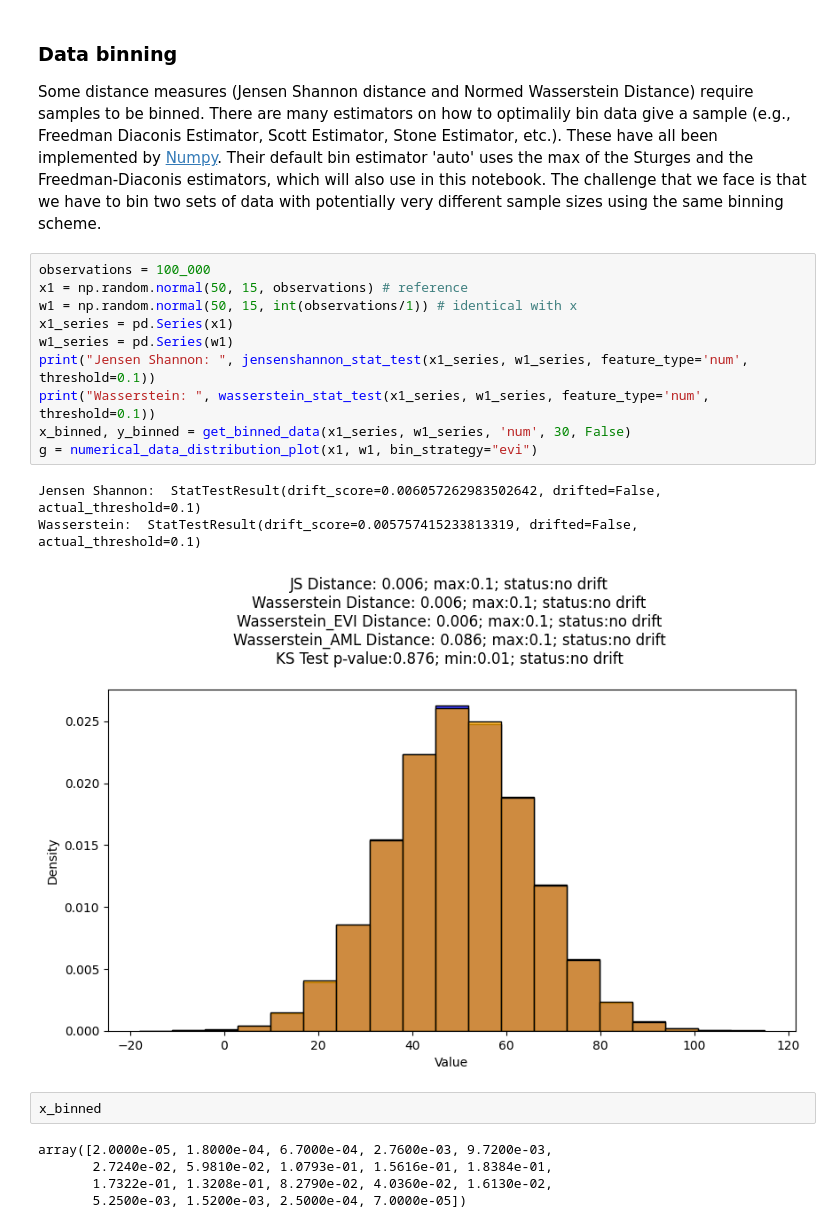
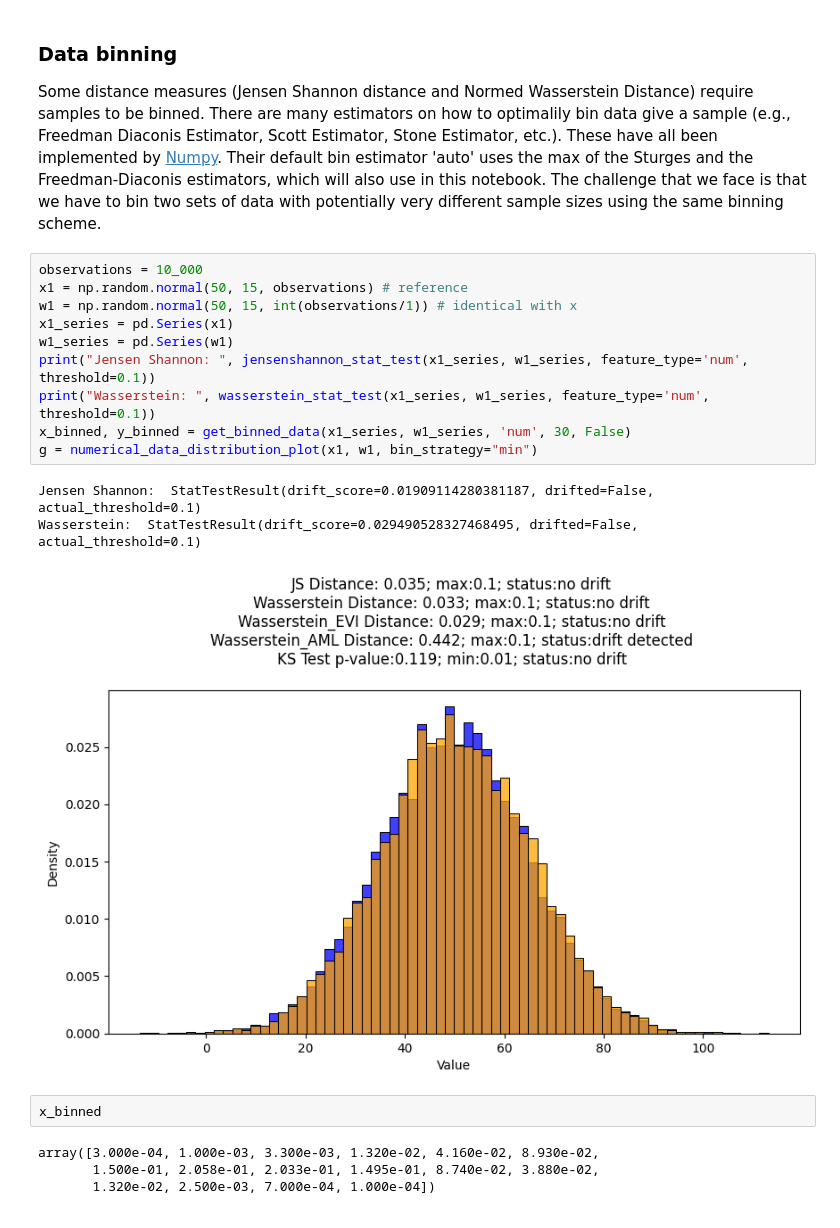
Before and after one commit to perezbecker/data_drift, a Jupyter notebook: checking_evidently.ipynb, the cells around one changed output. Cells and saved outputs as stored; diff of their text form.

```diff
--- a/checking_evidently.ipynb
+++ b/checking_evidently.ipynb
@@ -24,26 +24,25 @@ config = safe_load(open('config.yml','rb'))
 Some distance measures (Jensen Shannon distance and Normed Wasserstein Distance) require samples to be binned. There are many estimators on how to optimalily bin data give a sample (e.g., Freedman Diaconis Estimator, Scott Estimator, Stone Estimator, etc.). These have all been implemented by [Numpy](https://numpy.org/doc/stable/reference/generated/numpy.histogram_bin_edges.html). Their default bin estimator 'auto' uses the max of the Sturges and the Freedman-Diaconis estimators, which will also use in this notebook.
 The challenge that we face is that we have to bin two sets of data with potentially very different sample sizes using the same binning scheme.
 # %%
-observations = 100_000
+observations = 10_000
 x1 = np.random.normal(50, 15, observations) # reference
 w1 = np.random.normal(50, 15, int(observations/1)) # identical with x
 x1_series = pd.Series(x1)
 w1_series = pd.Series(w1)
 print("Jensen Shannon: ", jensenshannon_stat_test(x1_series, w1_series, feature_type='num', threshold=0.1))
 print("Wasserstein: ", wasserstein_stat_test(x1_series, w1_series, feature_type='num', threshold=0.1))
 x_binned, y_binned = get_binned_data(x1_series, w1_series, 'num', 30, False)
-g = numerical_data_distribution_plot(x1, w1, bin_strategy="evi")
+g = numerical_data_distribution_plot(x1, w1, bin_strategy="min")
 # %% [output]
-Jensen Shannon:  StatTestResult(drift_score=0.006057262983502642, drifted=False, actual_threshold=0.1)
-Wasserstein:  StatTestResult(drift_score=0.005757415233813319, drifted=False, actual_threshold=0.1)
+Jensen Shannon:  StatTestResult(drift_score=0.01909114280381187, drifted=False, actual_threshold=0.1)
+Wasserstein:  StatTestResult(drift_score=0.029490528327468495, drifted=False, actual_threshold=0.1)
-[figure, old version]
+[figure, new version]
 # %%
 x_binned
 # %% [output]
-array([2.0000e-05, 1.8000e-04, 6.7000e-04, 2.7600e-03, 9.7200e-03,
-       2.7240e-02, 5.9810e-02, 1.0793e-01, 1.5616e-01, 1.8384e-01,
-       1.7322e-01, 1.3208e-01, 8.2790e-02, 4.0360e-02, 1.6130e-02,
-       5.2500e-03, 1.5200e-03, 2.5000e-04, 7.0000e-05])
+array([3.000e-04, 1.000e-03, 3.300e-03, 1.320e-02, 4.160e-02, 8.930e-02,
+       1.500e-01, 2.058e-01, 2.033e-01, 1.495e-01, 8.740e-02, 3.880e-02,
+       1.320e-02, 2.500e-03, 7.000e-04, 1.000e-04])
 # %%
 g = numerical_data_distribution_plot(x1, w1, bin_strategy='evi')
 # %% [output]
```
Also changed, not shown: parts of 10 cells of this notebook, 1 other file.
